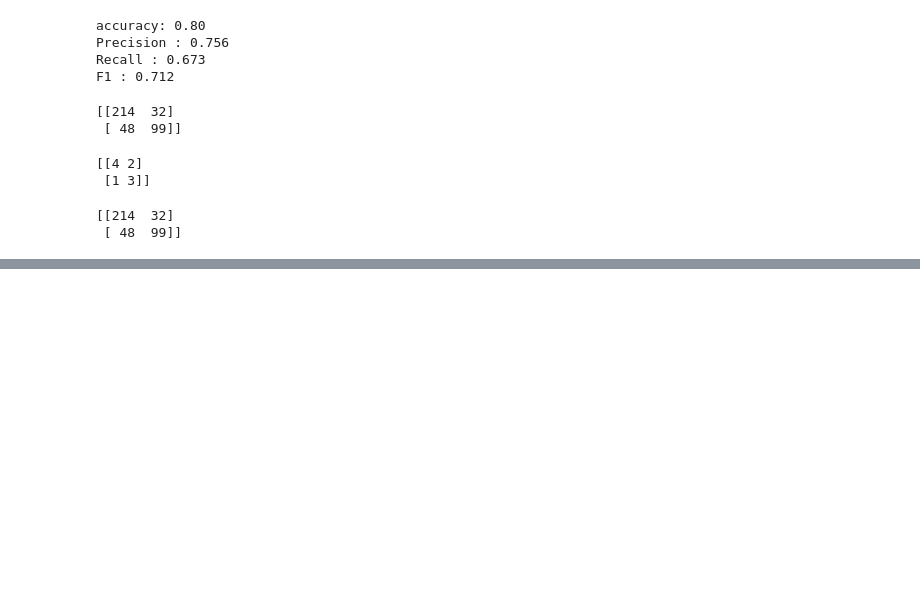
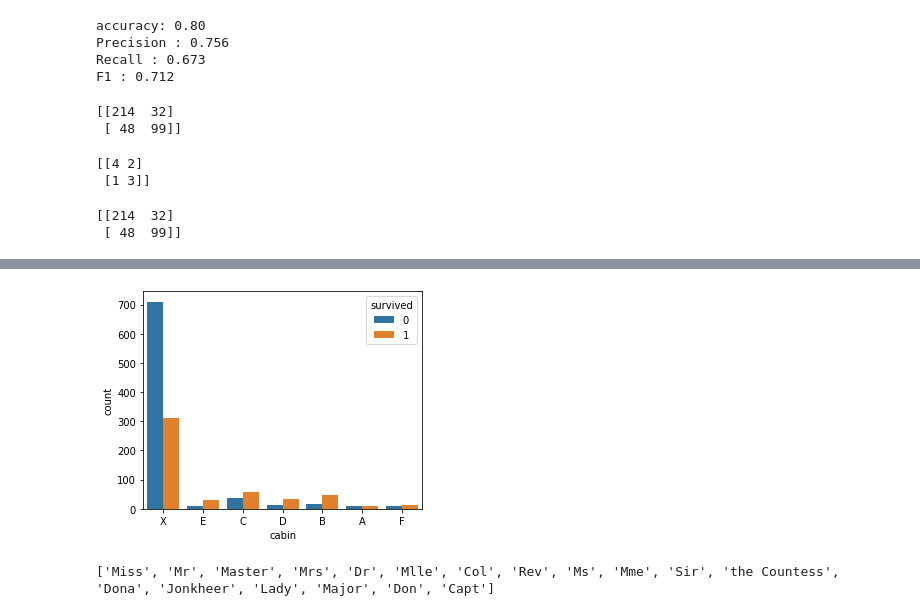
Before and after one commit to arkdusdyk/BigDataComputing, a Jupyter notebook: Lecture Notes 10 - DataClassificationModel/10_DataClassificationModel.ipynb, the cells around one changed output, grey strips where cells are left out. Drawn from its saved outputs; the diff is of its cells as text; code cells hidden in the pictures; blank space fills up the shorter version.

```diff
--- a/Lecture Notes 10 - DataClassificationModel/10_DataClassificationModel.ipynb
+++ b/Lecture Notes 10 - DataClassificationModel/10_DataClassificationModel.ipynb
@@ -240,0 +284,42 @@ print(confmat)
+# %%
+# 데이터 분류 모델 성능 개선!
+# step1. 데이터 전처리
+df_train = pd.read_csv("titanic_train.csv")
+df_test = pd.read_csv("titanic_test.csv")
+df_train = df_train.drop(['ticket', 'body','home.dest'], axis = 1)
+df_test = df_test.drop(['ticket', 'body','home.dest'], axis = 1) #name, cabin을 생존자 분류 모델에 한번 추가해보겠다.
+
+# age 결측값 : 평균값으로 대체
+replace_mean = df_train[df_train['age']>0]['age'].mean()
+df_train['age'] = df_train['age'].fillna(replace_mean)
+df_test['age'] = df_test['age'].fillna(replace_mean)
+
+# embark 결측값 : 2개의 결측값을 최빈값으로 대체
+embarked_mode = df_train['embarked'].value_counts().index[0]
+df_train['embarked'] = df_train['embarked'].fillna(embarked_mode)
+df_test['embarked'] = df_test['embarked'].fillna(embarked_mode)
+
+# one-hot encoding을 위한 통합 데이터 프레임(whole_df)을 생성
+whole_df = df_train.append(df_test)
+train_idx_num = len(df_train)
+
+# cabin 결측값 처리
+whole_df['cabin'] = whole_df['cabin'].fillna('X')
+# cabin의 첫 문자 추출
+whole_df['cabin'] = whole_df['cabin'].apply(lambda x: x[0])
+# 추출 문자 중 G, T는 너무 작아서 'X'로 대체
+whole_df['cabin'] = whole_df['cabin'].replace({"G":"X", "T":"X"})
+
+ax = sns.countplot(x = 'cabin', hue = 'survived', data = whole_df)
+plt.show()
+# cabin feature 또한 두 그룹간의 유의미한 차이가 있는 것으로 판단 -> 분류모델에 포함해보자.
+# %% [output]
+[figure, added]
+# %%
+# name feature 활용
+# 이름에서 호칭 추출 (전처리)
+name_grade = whole_df['name'].apply(lambda x : x.split(", ", 1)[1].split(".")[0])
+name_grade = name_grade.unique().tolist()
+print(name_grade)
+# %% [output]
+['Miss', 'Mr', 'Master', 'Mrs', 'Dr', 'Mlle', 'Col', 'Rev', 'Ms', 'Mme', 'Sir', 'the Countess', 'Dona', 'Jonkheer', 'Lady', 'Major', 'Don', 'Capt']
```
Also changed, not shown: parts of 16 cells of this notebook.
